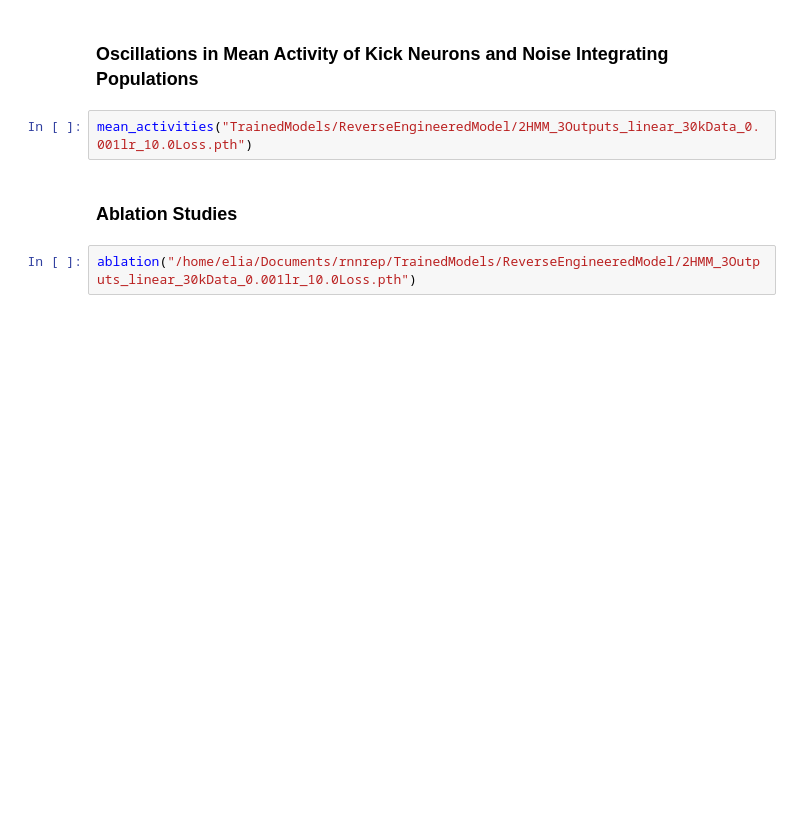
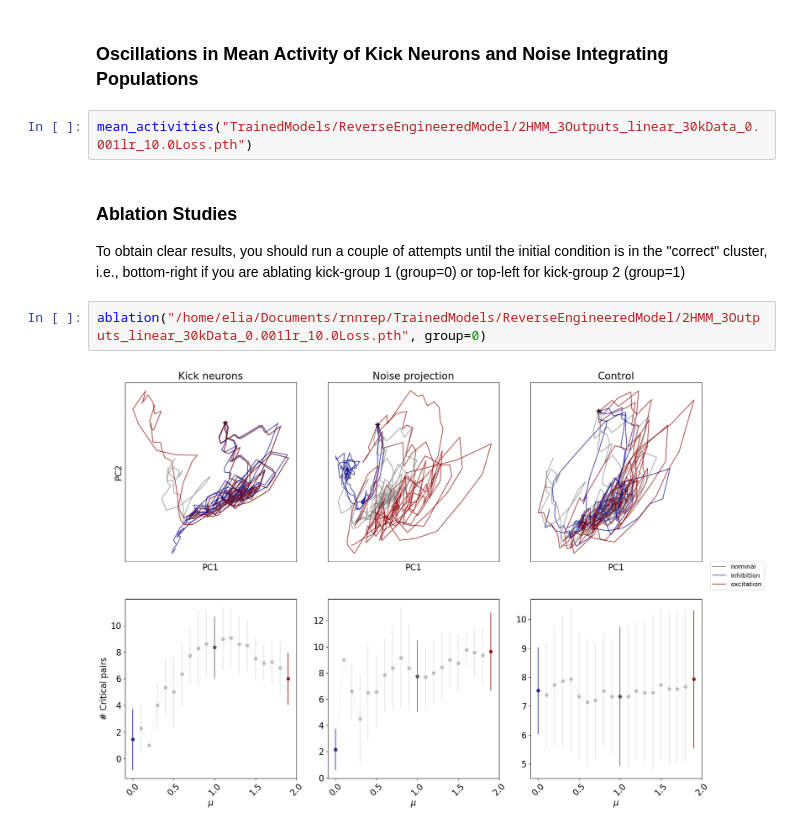
Before and after one commit to EliaTorre/hmmrnn, a Jupyter notebook: main.ipynb, the cells around one changed output. Drawn from its saved outputs; the diff is of its cells as text; blank space fills up the shorter version.

```diff
--- a/main.ipynb
+++ b/main.ipynb
@@ -117,7 +133,10 @@ weight_matrices(W_r)
 ### Oscillations in Mean Activity of Kick Neurons and Noise Integrating Populations
 # %%
 mean_activities("TrainedModels/ReverseEngineeredModel/2HMM_3Outputs_linear_30kData_0.001lr_10.0Loss.pth")
-# %% [markdown]
-### Ablation Studies
+# %% [markdown]
+### Ablation Studies
+To obtain clear results, you should run a couple of attempts until the initial condition is in the "correct" cluster, i.e., bottom-right if you are ablating kick-group 1 (group=0) or top-left for kick-group 2 (group=1)
 # %%
-ablation("/home/elia/Documents/rnnrep/TrainedModels/ReverseEngineeredModel/2HMM_3Outputs_linear_30kData_0.001lr_10.0Loss.pth")
+ablation("/home/elia/Documents/rnnrep/TrainedModels/ReverseEngineeredModel/2HMM_3Outputs_linear_30kData_0.001lr_10.0Loss.pth", group=0)
+# %% [output]
+[figure, added]
```
Also changed, not shown: parts of 12 cells of this notebook, 1 other file.
